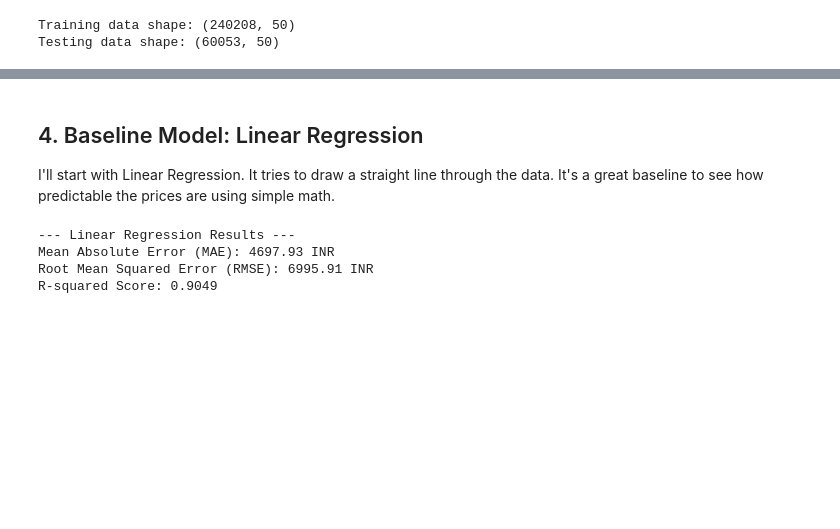
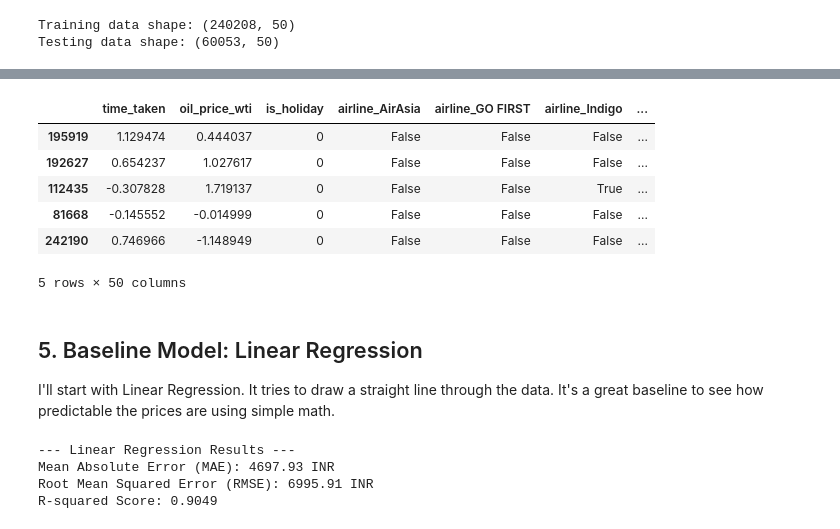
Before and after one commit to emrepamukcu/DSA210_Spring_2025_2026_TermProject, a Jupyter notebook: machine_learning_phase4.ipynb, the cells around one changed output, grey strips where cells are left out. Drawn from its saved outputs; the diff is of its cells as text; code cells hidden in the pictures; blank space fills up the shorter version.

```diff
--- a/machine_learning_phase4.ipynb
+++ b/machine_learning_phase4.ipynb
@@ -120,5 +126,29 @@ Testing data shape: (60053, 50)
+# %%
+from sklearn.preprocessing import StandardScaler
+
+# Make copies to avoid warnings
+X_train_scaled = X_train.copy()
+X_test_scaled = X_test.copy()
+
+# Initialize the scaler
+scaler = StandardScaler()
+
+# Fit on training data and transform both train and test
+cols_to_scale = ['time_taken', 'oil_price_wti']
+X_train_scaled[cols_to_scale] = scaler.fit_transform(X_train[cols_to_scale])
+X_test_scaled[cols_to_scale] = scaler.transform(X_test[cols_to_scale])
+
+X_train_scaled.head()
+# %% [output]
+|  | time_taken | oil_price_wti | is_holiday | airline_AirAsia | airline_GO FIRST | airline_Indigo | ... |
+| 195919 | 1.129474 | 0.444037 | 0 | False | False | False | ... |
+| 192627 | 0.654237 | 1.027617 | 0 | False | False | False | ... |
+| 112435 | -0.307828 | 1.719137 | 0 | False | False | True | ... |
+| 81668 | -0.145552 | -0.014999 | 0 | False | False | False | ... |
+| 242190 | 0.746966 | -1.148949 | 0 | False | False | False | ... |
+5 rows × 50 columns
 # %% [markdown]
-## 4. Baseline Model: Linear Regression
+## 5. Baseline Model: Linear Regression
 
 I'll start with Linear Regression. It tries to draw a straight line through the data. It's a great baseline to see how predictable the prices are using simple math.
 # %%
```
Also changed, not shown: parts of 13 cells of this notebook, 1 other file.
